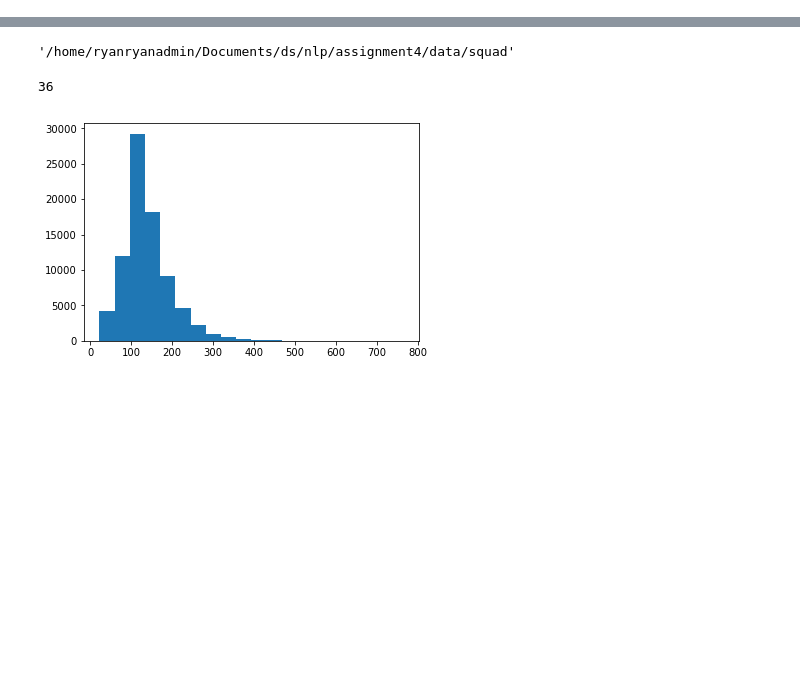
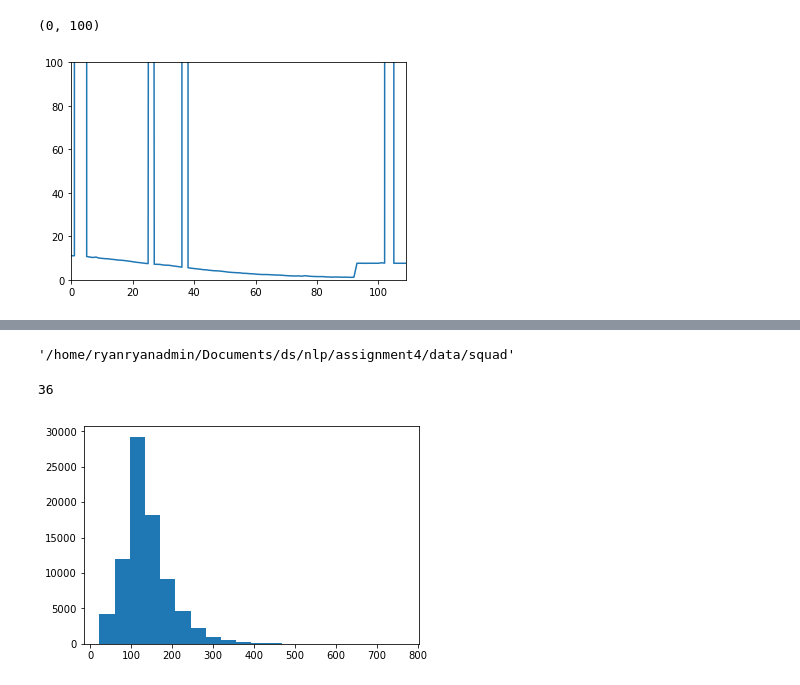
Before and after one commit to ryankresse/nlp_qa, a Jupyter notebook: explore_data.ipynb, the cells around one changed output, grey strips where cells are left out. Saved outputs shown, nothing was run; the diff lists cells and outputs as text; code cells hidden in the pictures; blank space fills up the shorter version.

Commit message:
fails to train model successfully

```diff
--- a/explore_data.ipynb
+++ b/explore_data.ipynb
@@ -8,0 +26,9 @@ from IPython.core.debugger import Pdb
+# %%
+logs = pd.read_table('train_logs.txt', sep=',', names=['f1', 'loss', 'grad_norm', 'clip_value', 'max_beg_prob', 'max_end_prob'])
+# %%
+ax = plt.subplot()
+logs.iloc[:110, :].loss.plot(ax=ax)
+ax.set_ylim([0, 100])
+# %% [output]
+(0, 100)
+[figure, added]
```
Also changed, not shown: parts of 8 cells of this notebook, 4 other files.
